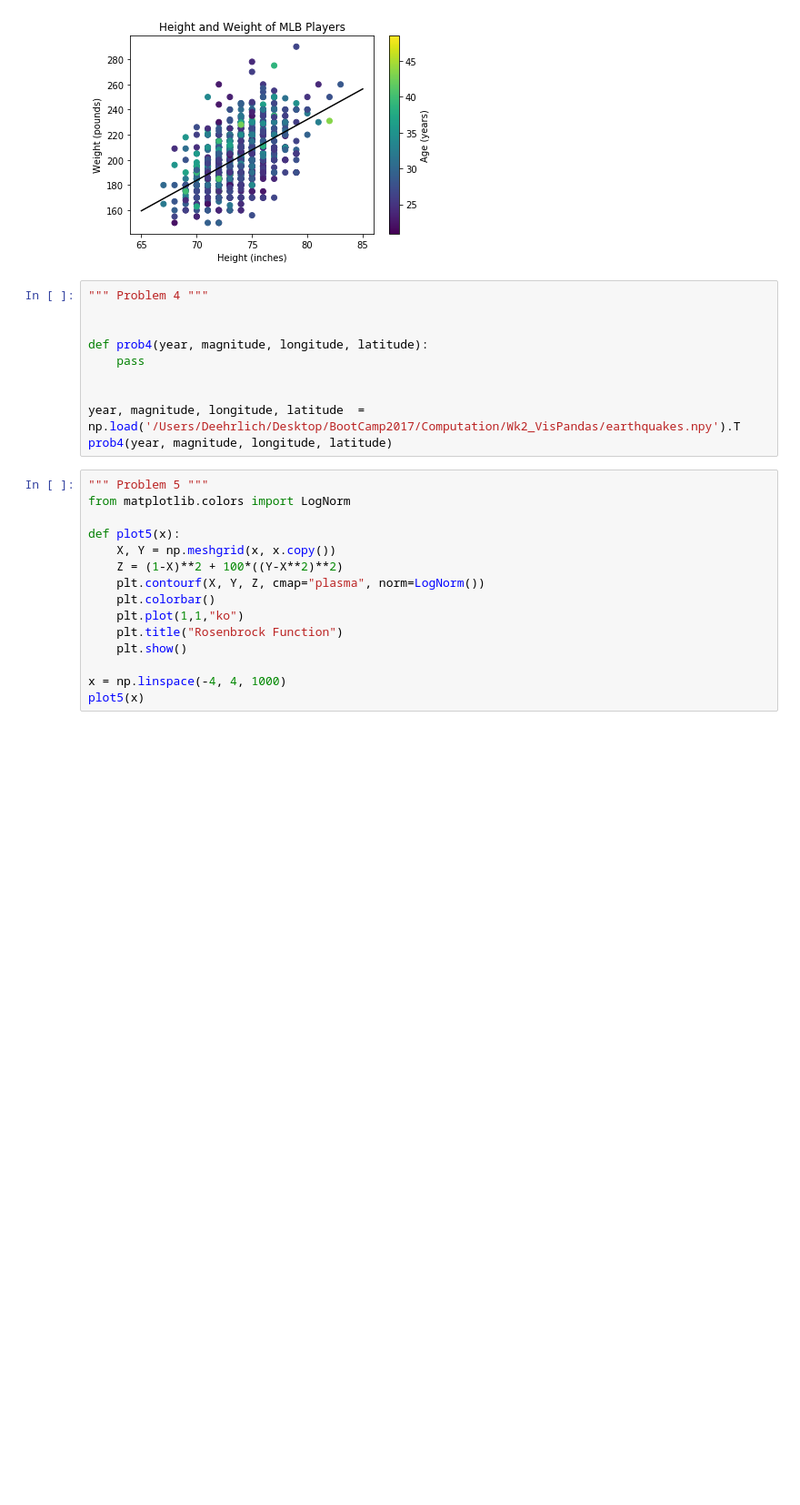
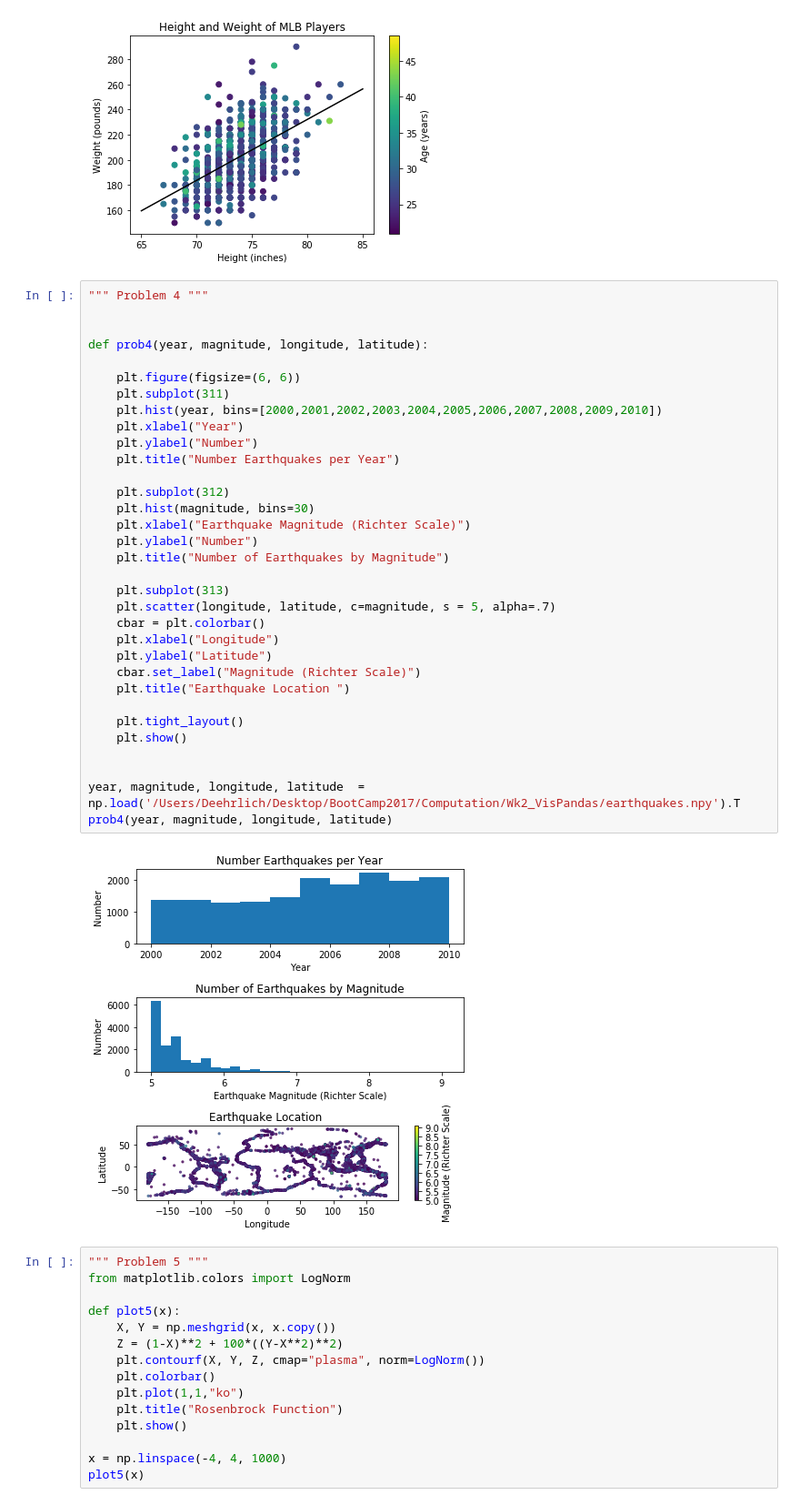
Before and after one commit to deehrlich/BootCamp2017, a Jupyter notebook: ProbSets/Computation/Week 2/Ehrlich_DataVis.ipynb, the cells around one changed output. Shown at 91% size. Saved outputs shown, nothing was run; the diff lists cells and outputs as text; blank space fills up the shorter version.

```diff
--- a/ProbSets/Computation/Week 2/Ehrlich_DataVis.ipynb
+++ b/ProbSets/Computation/Week 2/Ehrlich_DataVis.ipynb
@@ -92,16 +92,41 @@ height, weight, age = np.load("/Users/Deehrlich/Desktop/BootCamp2017/Computation
 prob3(height,weight,age)
 # %% [output]
 [figure]
-# %%
-""" Problem 4 """
-
-
-def prob4(year, magnitude, longitude, latitude):
-    pass
-
-
-year, magnitude, longitude, latitude  = np.load('/Users/Deehrlich/Desktop/BootCamp2017/Computation/Wk2_VisPandas/earthquakes.npy').T
-prob4(year, magnitude, longitude, latitude)
+# %%
+""" Problem 4 """
+
+
+def prob4(year, magnitude, longitude, latitude):
+
+    plt.figure(figsize=(6, 6))
+    plt.subplot(311)
+    plt.hist(year, bins=[2000,2001,2002,2003,2004,2005,2006,2007,2008,2009,2010])
+    plt.xlabel("Year")
+    plt.ylabel("Number")
+    plt.title("Number Earthquakes per Year")
+
+    plt.subplot(312)
+    plt.hist(magnitude, bins=30)
+    plt.xlabel("Earthquake Magnitude (Richter Scale)")
+    plt.ylabel("Number")
+    plt.title("Number of Earthquakes by Magnitude")
+
+    plt.subplot(313)
+    plt.scatter(longitude, latitude, c=magnitude, s = 5, alpha=.7)
+    cbar = plt.colorbar()
+    plt.xlabel("Longitude")
+    plt.ylabel("Latitude")
+    cbar.set_label("Magnitude (Richter Scale)")
+    plt.title("Earthquake Location ")
+
+    plt.tight_layout()
+    plt.show()
+
+
+year, magnitude, longitude, latitude  = np.load('/Users/Deehrlich/Desktop/BootCamp2017/Computation/Wk2_VisPandas/earthquakes.npy').T
+prob4(year, magnitude, longitude, latitude)
+# %% [output]
+[figure, added]
 # %%
 """ Problem 5 """
 from matplotlib.colors import LogNorm
```
Also changed, not shown: parts of 2 cells of this notebook, 15 other files.
